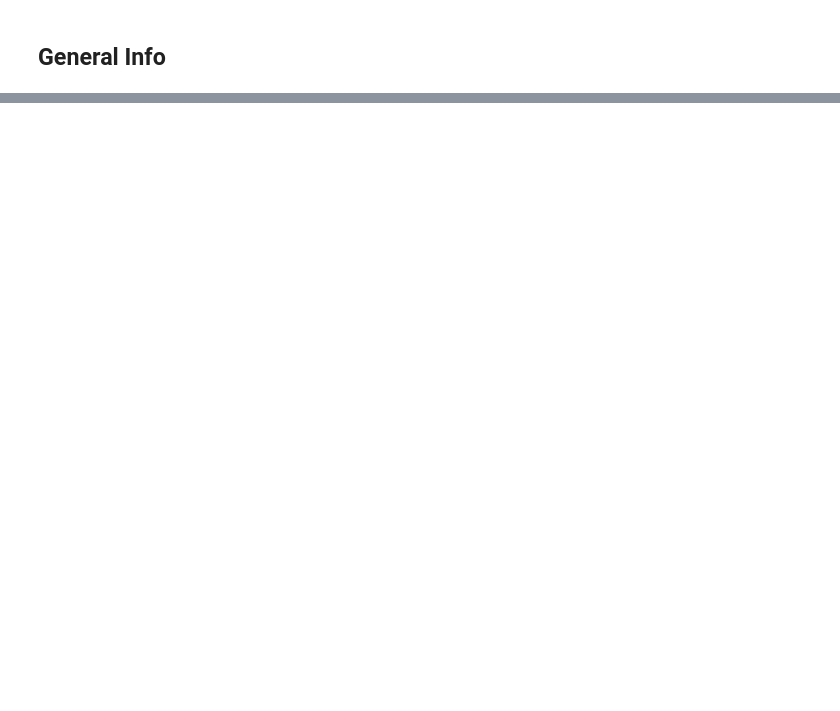
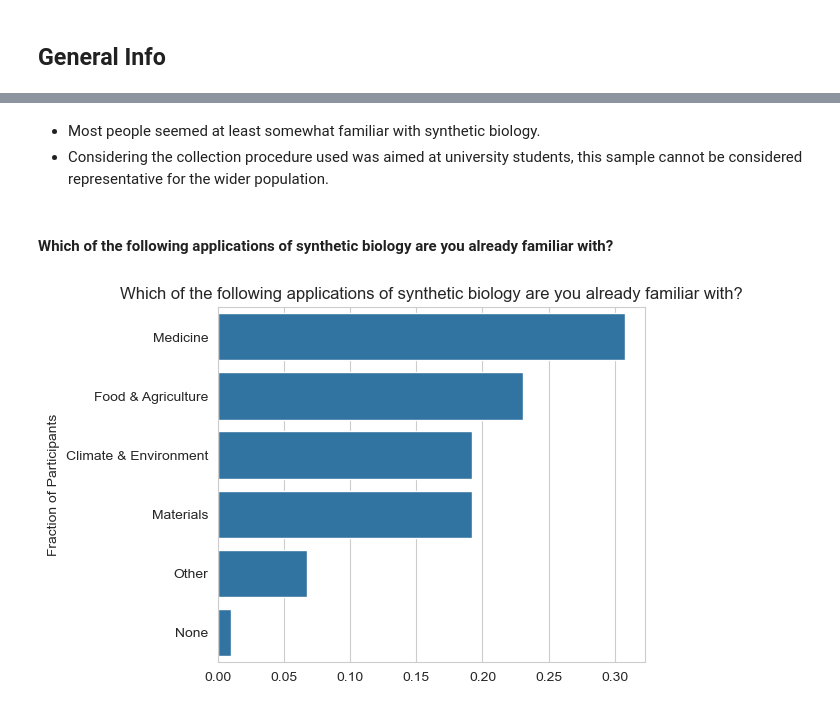
Before and after one commit to Sauciu1/iGEM, a Jupyter notebook: perspective_analysis.ipynb, the cells around one changed output, grey strips where cells are left out. Drawn from its saved outputs; the diff is of its cells as text; code cells hidden in the pictures; blank space fills up the shorter version.

```diff
--- a/perspective_analysis.ipynb
+++ b/perspective_analysis.ipynb
@@ -51,0 +139,16 @@ As the data will not be used for model generation and includes relatively few re
+# %% [markdown]
+* Most people seemed at least somewhat familiar with synthetic biology.
+* Considering the collection procedure used was aimed at university students, this sample cannot be considered representative for the wider population.
+# %% [markdown]
+#### Which of the following applications of synthetic biology are you already familiar with?
+# %%
+fam = df.iloc[:, 2].dropna()
+fam = fam.apply(drop_parenthesis)
+fam = [fam.split(";") for fam in fam]
+fam_flat = [item.strip() for sublist in fam for item in sublist]
+
+df_temp = pd.DataFrame({'responses': fam_flat})
+fraction_plot(df_temp, 0, df.columns[2])
+plt.tight_layout(**TIGHT_KW)
+# %% [output]
+[figure, added]
```
Also changed, not shown: parts of 82 cells of this notebook, 1 other file.
